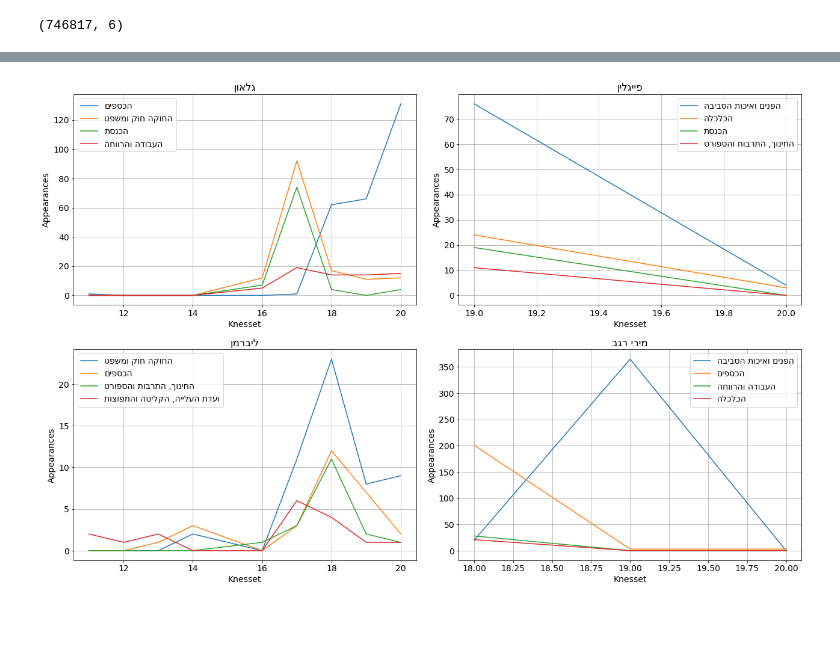
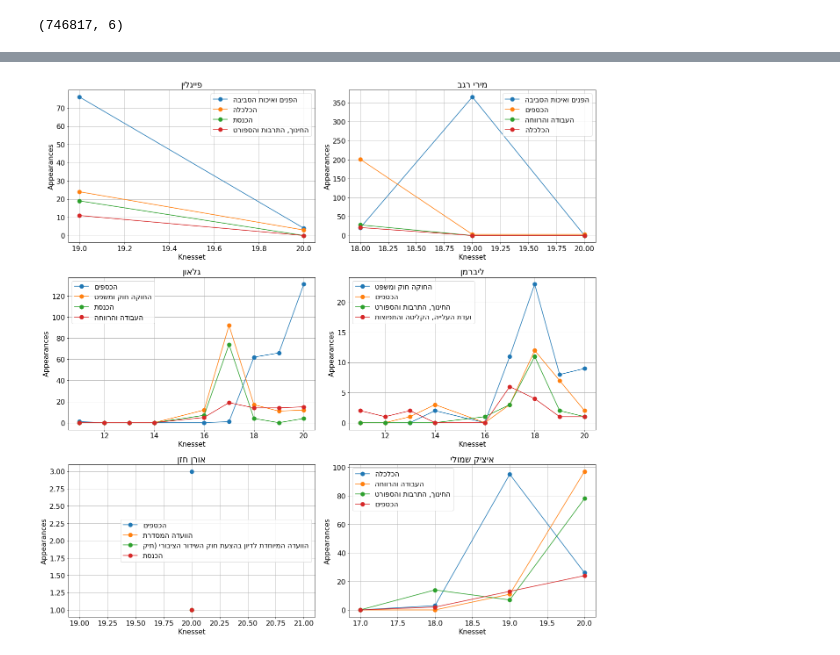
Before and after one commit to ruelian/KnessetClassifier, a Jupyter notebook: PersonalAnalysis.ipynb, the cells around one changed output, grey strips where cells are left out. Cells and saved outputs as stored; diff of their text form; code cells hidden in the pictures; blank space fills up the shorter version.

```diff
--- a/PersonalAnalysis.ipynb
+++ b/PersonalAnalysis.ipynb
@@ -33,7 +33,7 @@ from bidi import algorithm as bidi
 from hebrew_stopwords import hebrew_stopwords
 import Parser
 # %%
-mpl.rcParams.update({'font.size': 14})
+mpl.rcParams.update({'font.size': 16})
 # %% [markdown]
 ## Load data
 # %%
@@ -356,19 +356,19 @@ p.shape
 # %%
 %%time
 
-speakers = ('גלאון','ליברמן','פייגלין','מירי רגב')
+speakers = ('פייגלין','מירי רגב','גלאון','ליברמן', 'אורן חזן','איציק שמולי')
 
-_, axs = plt.subplots(2,2, figsize=(18,12))
+_, axs = plt.subplots(3,2, figsize=(18,18))
 
 for i,tnm in enumerate(speakers):
-    ax = axs[i%2,i//2]
+    ax = axs[i//2,i%2]
     tt = p[[tnm in h for h in p.header]]
     ts = OrderedDict(sorted(Counter(tt.merged_name).items(),
                             key=lambda kv: kv[1], reverse=1))
     ts = list(ts.keys())[:4]
     for s in ts:
         tmp = tt.merged_name.groupby(tt.ID.apply(lambda i:knesset[i])).apply(lambda h: np.sum(h==s)).sort_index()
-        ax.plot([int(i) for i in tmp.index], tmp, label=bidi.get_display(s[:50]))
+        ax.plot([int(i) for i in tmp.index], tmp, '.-', markersize=18, label=bidi.get_display(s[:50]))
     ax.set_title(bidi.get_display(tnm))
     ax.set_xlabel('Knesset')
     ax.set_ylabel('Appearances')
@@ -382 +382 @@ Wall time: 1.66 s
-[figure, old version]
+[figure, new version]
```
Also changed, not shown: parts of 1 cell of this notebook.
